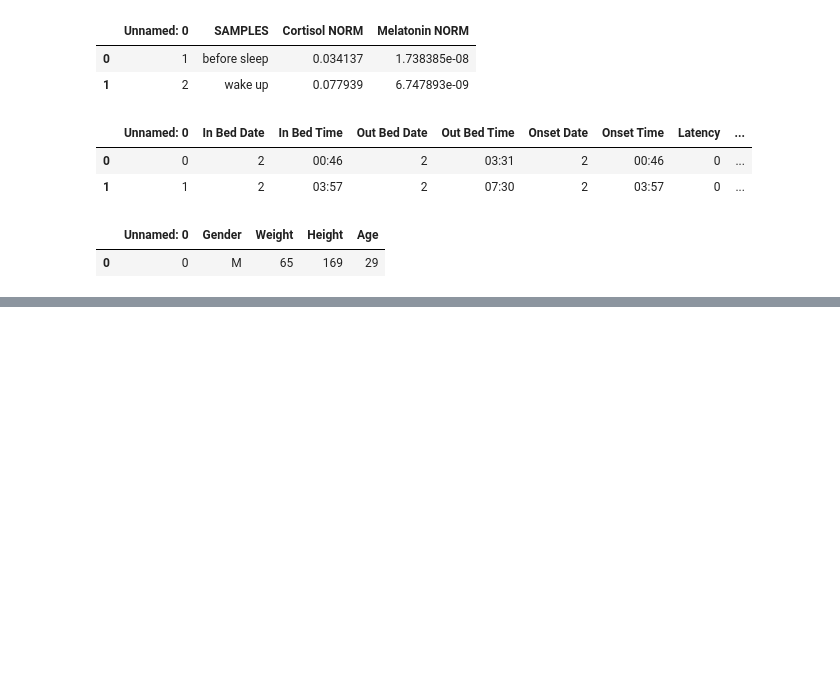
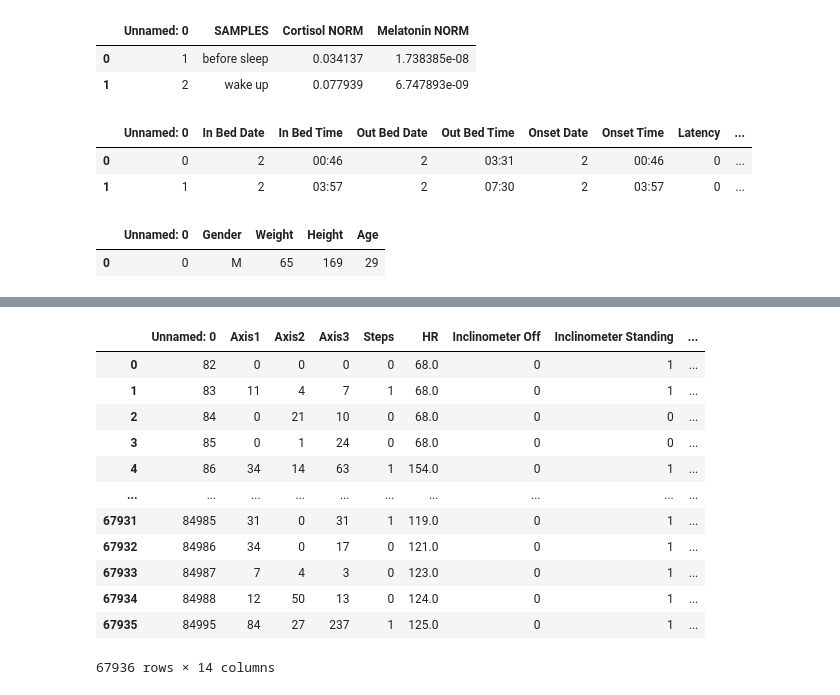
Before and after one commit to slowloris-98/HAR_MMASH, a Jupyter notebook: demo2-test.ipynb, the cells around one changed output, grey strips where cells are left out. Saved outputs shown, nothing was run; the diff lists cells and outputs as text; code cells hidden in the pictures; blank space fills up the shorter version.

```diff
--- a/demo2-test.ipynb
+++ b/demo2-test.ipynb
@@ -92,0 +168,29 @@ df_user_info.head()
+# %%
+def make_datetime_seconds(day_number, time_str):
+    """
+    day_number: 1 or 2
+    time_str: string in 'HH:MM:SS' format
+    """
+    actual_date = base_date + datetime.timedelta(days=day_number - 1)
+    time_obj = datetime.datetime.strptime(time_str, "%H:%M:%S").time()
+    return datetime.datetime.combine(actual_date, time_obj)
+
+df_actig['Datetime'] = df_actig.apply(
+    lambda row: make_datetime_seconds(row['day'], row['time']), axis=1
+)
+# %%
+df_actig
+# %% [output]
+|  | Unnamed: 0 | Axis1 | Axis2 | Axis3 | Steps | HR | Inclinometer Off | Inclinometer Standing | ... |
+| 0 | 82 | 0 | 0 | 0 | 0 | 68.0 | 0 | 1 | ... |
+| 1 | 83 | 11 | 4 | 7 | 1 | 68.0 | 0 | 1 | ... |
+| 2 | 84 | 0 | 21 | 10 | 0 | 68.0 | 0 | 0 | ... |
+| 3 | 85 | 0 | 1 | 24 | 0 | 68.0 | 0 | 0 | ... |
+| 4 | 86 | 34 | 14 | 63 | 1 | 154.0 | 0 | 1 | ... |
+| ... | ... | ... | ... | ... | ... | ... | ... | ... | ... |
+| 67931 | 84985 | 31 | 0 | 31 | 1 | 119.0 | 0 | 1 | ... |
+| 67932 | 84986 | 34 | 0 | 17 | 0 | 121.0 | 0 | 1 | ... |
+| 67933 | 84987 | 7 | 4 | 3 | 0 | 123.0 | 0 | 1 | ... |
+| 67934 | 84988 | 12 | 50 | 13 | 0 | 124.0 | 0 | 1 | ... |
+| 67935 | 84995 | 84 | 27 | 237 | 1 | 125.0 | 0 | 1 | ... |
+67936 rows × 14 columns
```
Also changed, not shown: parts of 6 cells of this notebook, 54 other files.
